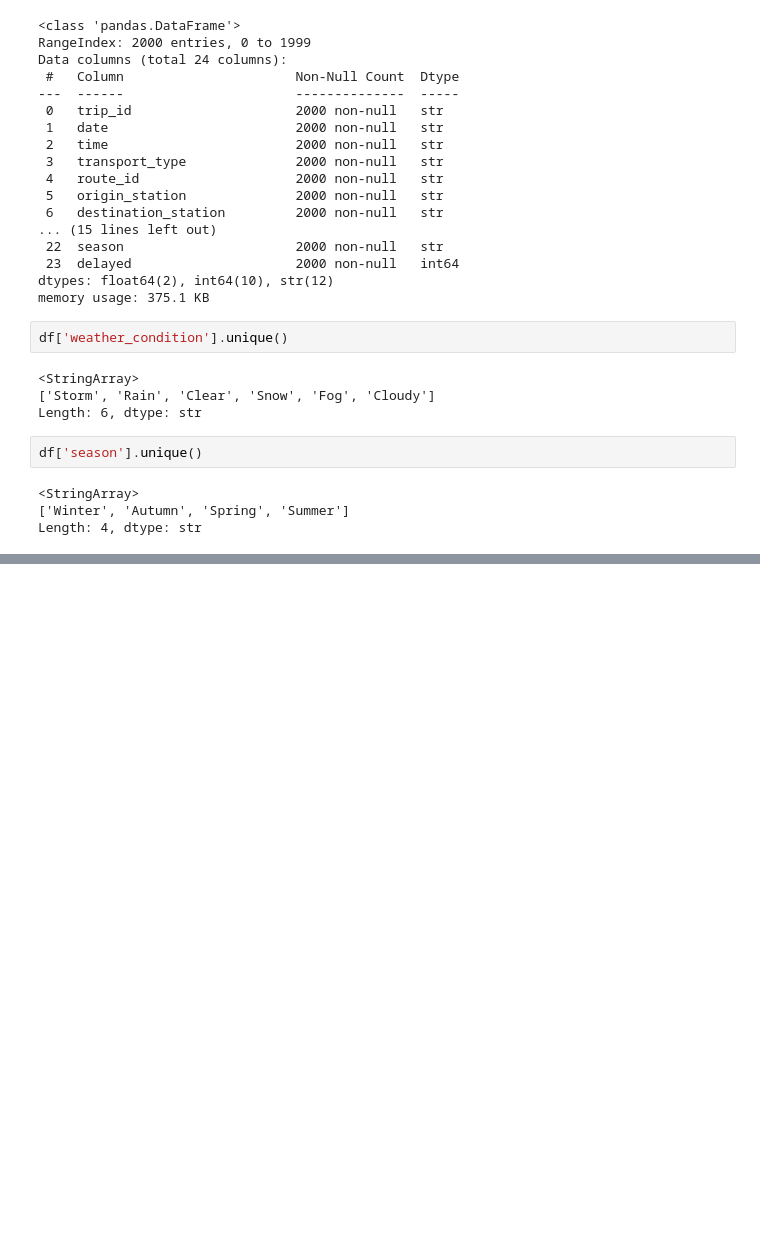
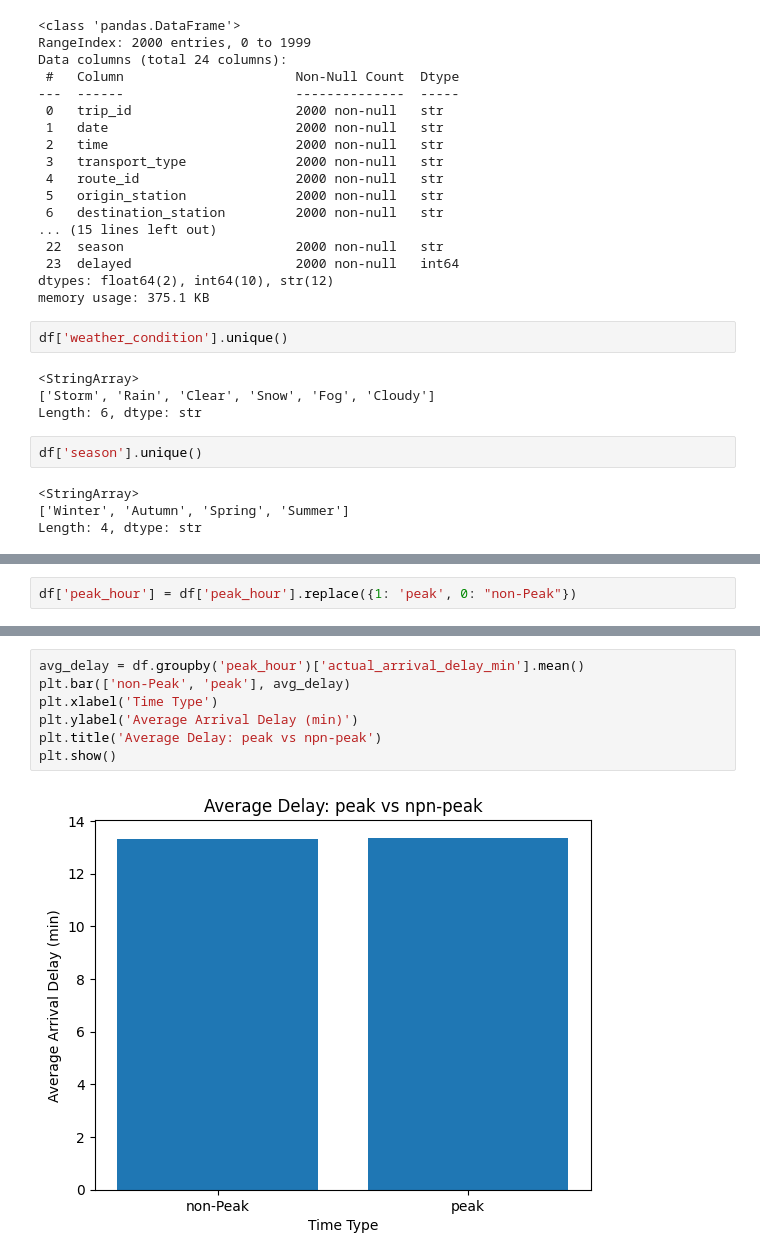
Before and after one commit to Prakalp-74/Public_Transport_delay, a Jupyter notebook: public.ipynb, the cells around one changed output, grey strips where cells are left out. Cells and saved outputs as stored; diff of their text form; blank space fills up the shorter version.

Commit message:
making graph of peak and non peak, but there is almost same

```diff
--- a/public.ipynb
+++ b/public.ipynb
@@ -206,0 +247,2 @@ Length: 4, dtype: str
+# %%
+df['peak_hour'] = df['peak_hour'].replace({1: 'peak', 0: "non-Peak"})
@@ -206,0 +258,9 @@ Length: 4, dtype: str
+# %%
+avg_delay = df.groupby('peak_hour')['actual_arrival_delay_min'].mean()
+plt.bar(['non-Peak', 'peak'], avg_delay)
+plt.xlabel('Time Type')
+plt.ylabel('Average Arrival Delay (min)')
+plt.title('Average Delay: peak vs npn-peak')
+plt.show()
+# %% [output]
+[figure, added]
```
Also changed, not shown: parts of 3 cells of this notebook.
